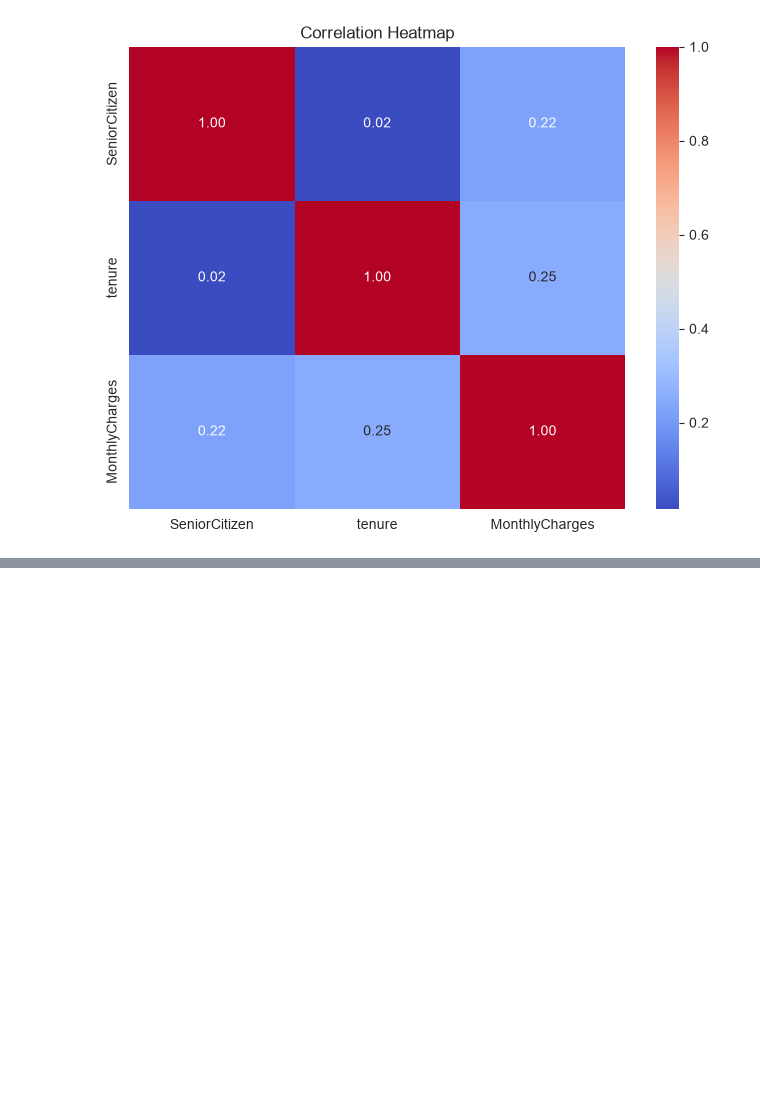
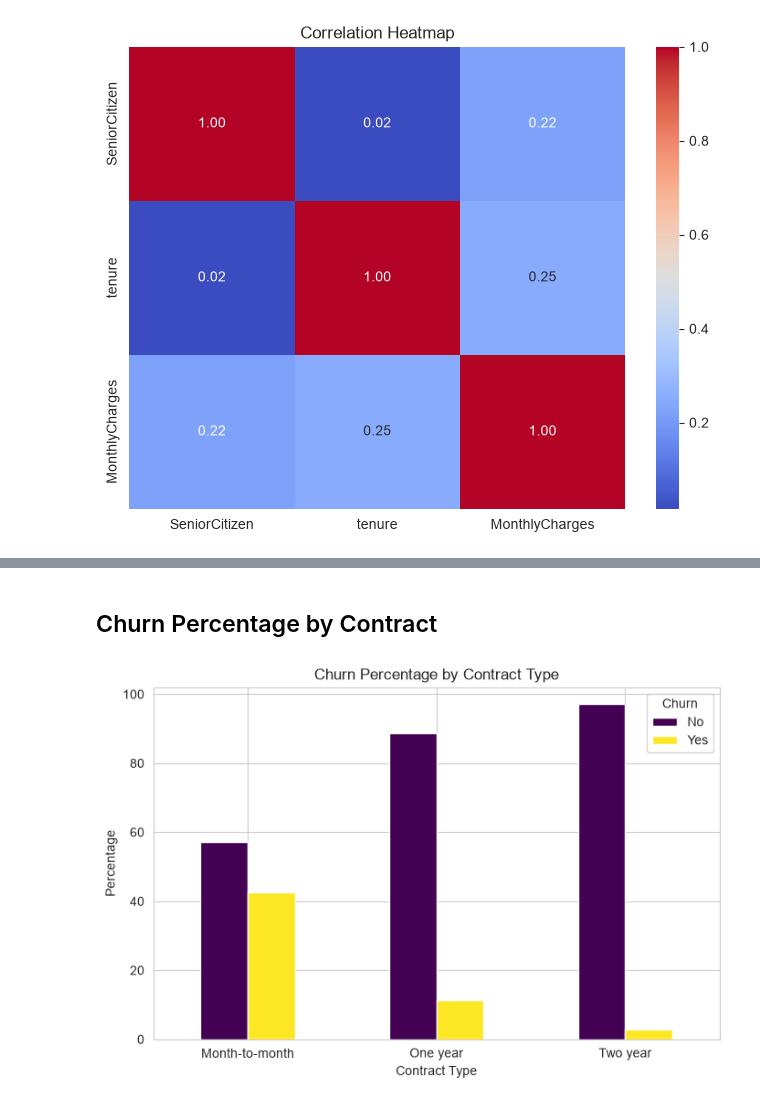
Before and after one commit to Cyanide07x/Customer-Churn-Analysis, a Jupyter notebook: notebook/Customer_Churn_Analysis.ipynb, the cells around one changed output, grey strips where cells are left out. Cells and saved outputs as stored; diff of their text form; code cells hidden in the pictures; blank space fills up the shorter version.

```diff
--- a/notebook/Customer_Churn_Analysis.ipynb
+++ b/notebook/Customer_Churn_Analysis.ipynb
@@ -363,0 +412,28 @@ plt.show()
+# %% [markdown]
+## Churn Percentage by Contract
+# %%
+contract_churn = pd.crosstab(
+    df["Contract"],
+    df["Churn"],
+    normalize="index"
+) * 100
+
+contract_churn.plot(
+    kind="bar",
+    figsize=(8,5),
+    colormap="viridis"
+)
+
+plt.title("Churn Percentage by Contract Type")
+plt.xlabel("Contract Type")
+plt.ylabel("Percentage")
+
+plt.xticks(rotation=0)
+
+plt.savefig("../images/churn_percentage_contract.png",
+            dpi=300,
+            bbox_inches="tight")
+
+plt.show()
+# %% [output]
+[figure, added]
```
Also changed, not shown: parts of 8 cells of this notebook.
